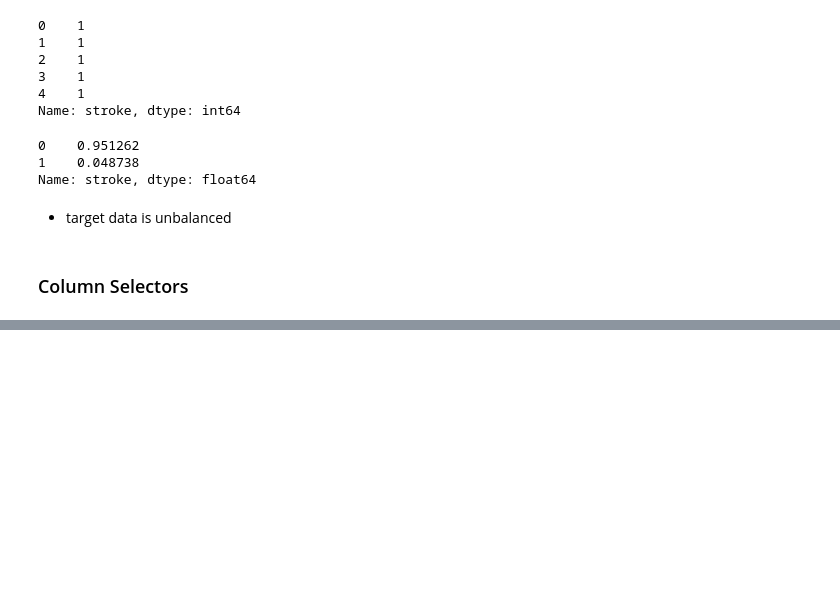
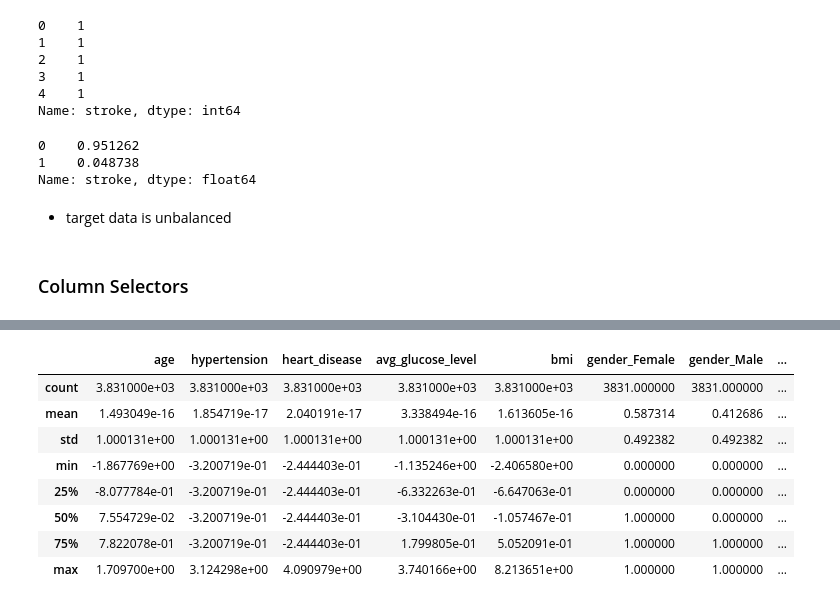
Before and after one commit to Carla9711/Machine-Learning---Classification, a Jupyter notebook: Machine_Learning_Classification.ipynb, the cells around one changed output, grey strips where cells are left out. Saved outputs shown, nothing was run; the diff lists cells and outputs as text; code cells hidden in the pictures; blank space fills up the shorter version.

```diff
--- a/Machine_Learning_Classification.ipynb
+++ b/Machine_Learning_Classification.ipynb
@@ -638,0 +686,4 @@ Index(['gender', 'hypertension', 'heart_disease', 'ever_married', 'work_type',
+# %%
+# numeric tuple
+num_tuple = ('numeric', num_pipe, col_num)
+num_tuple
@@ -638,0 +695,4 @@ Index(['gender', 'hypertension', 'heart_disease', 'ever_married', 'work_type',
+# %%
+# nominal tuple
+ohe_tuple = ('nominal', ohe_encoder, col_nom)
+ohe_tuple
@@ -638,0 +707,4 @@ Index(['gender', 'hypertension', 'heart_disease', 'ever_married', 'work_type',
+# %%
+preprocessing = ColumnTransformer([num_tuple, ohe_tuple],
+                                    verbose_feature_names_out=False, remainder='drop')
+preprocessing
@@ -638,0 +725,4 @@ Index(['gender', 'hypertension', 'heart_disease', 'ever_married', 'work_type',
+# %%
+# test preprocessing pipeline
+X_train_tf = preprocessing.fit_transform(X_train)
+X_test_tf = preprocessing.transform(X_test)
@@ -638,0 +738,12 @@ Index(['gender', 'hypertension', 'heart_disease', 'ever_married', 'work_type',
+# %%
+X_train_tf.describe()
+# %% [output]
+|  | age | hypertension | heart_disease | avg_glucose_level | bmi | gender_Female | gender_Male | ... |
+| count | 3.831000e+03 | 3.831000e+03 | 3.831000e+03 | 3.831000e+03 | 3.831000e+03 | 3831.000000 | 3831.000000 | ... |
+| mean | 1.493049e-16 | 1.854719e-17 | 2.040191e-17 | 3.338494e-16 | 1.613605e-16 | 0.587314 | 0.412686 | ... |
+| std | 1.000131e+00 | 1.000131e+00 | 1.000131e+00 | 1.000131e+00 | 1.000131e+00 | 0.492382 | 0.492382 | ... |
+| min | -1.867769e+00 | -3.200719e-01 | -2.444403e-01 | -1.135246e+00 | -2.406580e+00 | 0.000000 | 0.000000 | ... |
+| 25% | -8.077784e-01 | -3.200719e-01 | -2.444403e-01 | -6.332263e-01 | -6.647063e-01 | 0.000000 | 0.000000 | ... |
+| 50% | 7.554729e-02 | -3.200719e-01 | -2.444403e-01 | -3.104430e-01 | -1.057467e-01 | 1.000000 | 0.000000 | ... |
+| 75% | 7.822078e-01 | -3.200719e-01 | -2.444403e-01 | 1.799805e-01 | 5.052091e-01 | 1.000000 | 1.000000 | ... |
+| max | 1.709700e+00 | 3.124298e+00 | 4.090979e+00 | 3.740166e+00 | 8.213651e+00 | 1.000000 | 1.000000 | ... |
```
Also changed, not shown: parts of 40 cells of this notebook.
